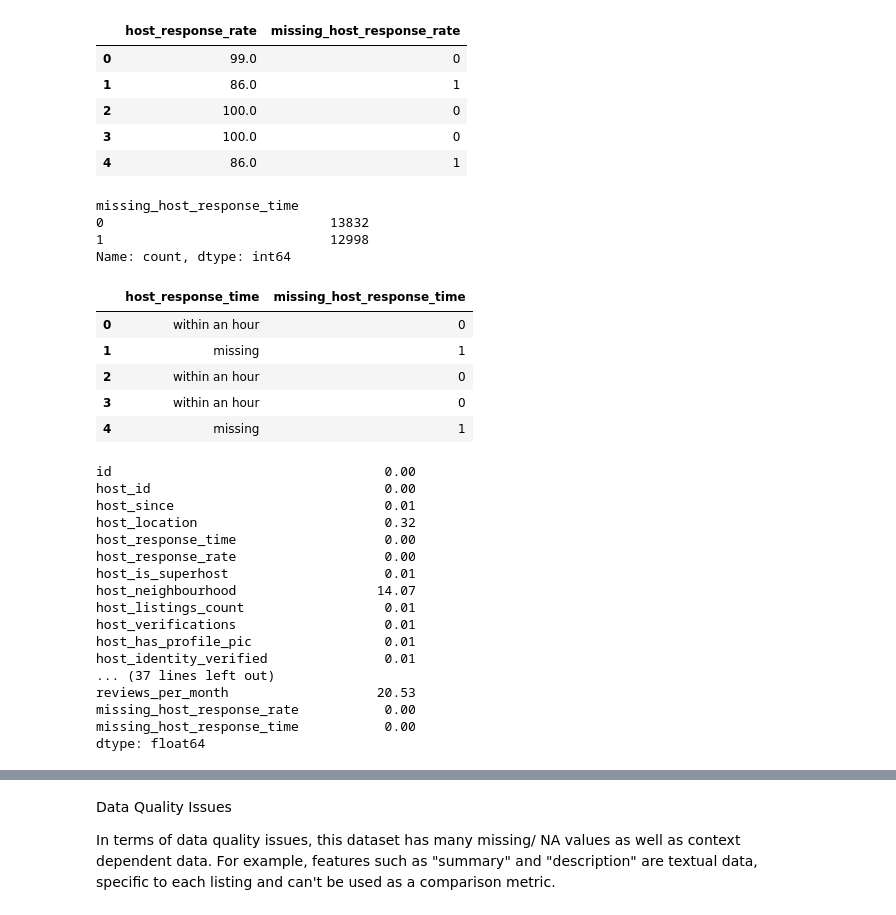
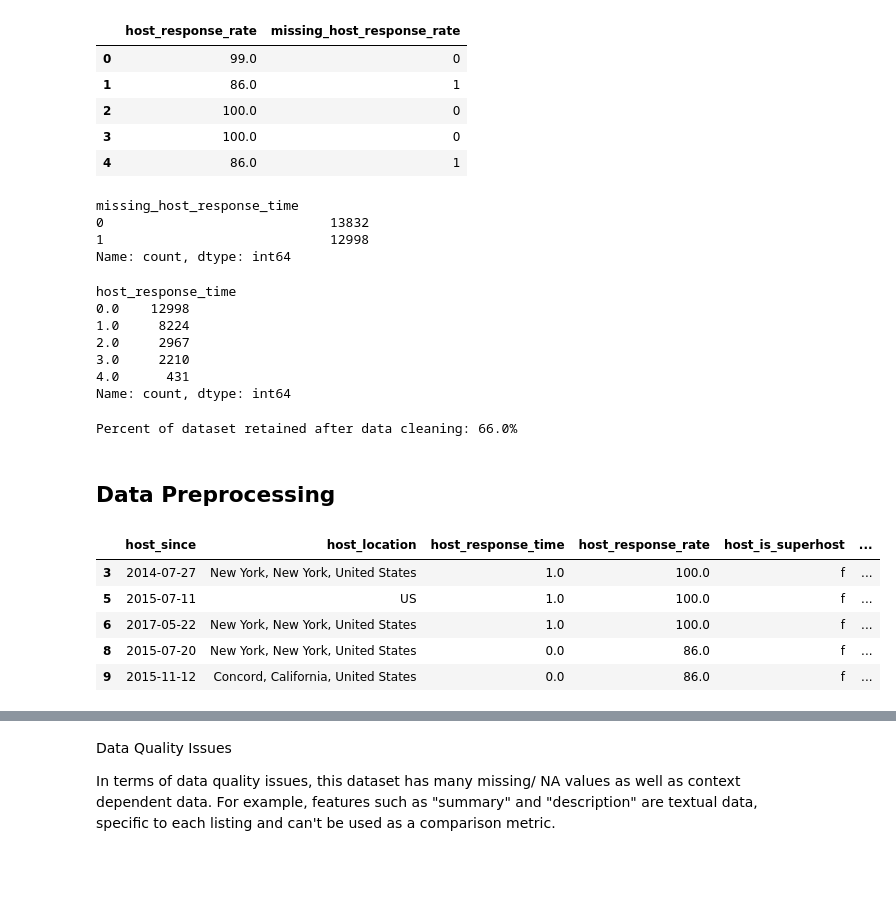
Before and after one commit to Willnguyen02/CS235F_HW2, a Jupyter notebook: CS235_HW2_Nguyen_William.ipynb, the cells around one changed output, grey strips where cells are left out. Saved outputs shown, nothing was run; the diff lists cells and outputs as text; code cells hidden in the pictures; blank space fills up the shorter version.

```diff
--- a/CS235_HW2_Nguyen_William.ipynb
+++ b/CS235_HW2_Nguyen_William.ipynb
@@ -159,7 +165,7 @@ trainDF[["host_response_rate", "missing_host_response_rate"]].head(5)
 | 3 | 100.0 | 0 |
 | 4 | 86.0 | 1 |
 # %%
-# [host_response_time]
+# [host_response_time] !!!!!! FIX
 
 # Created "missing_host_response_time" to account for missing host_response_rates values (1 for present, 0 for missing)
 trainDF["missing_host_response_time"] = trainDF["host_response_time"].isna().astype(int)
@@ -169,41 +175,39 @@ display(trainDF[["missing_host_response_time"]].value_counts())
 trainDF["host_response_time"] = trainDF["host_response_time"].fillna("missing")
 
 # Encoded values using Ordinal encoder
-oe = OrdinalEncoder()
-categories = [["missing", "within an hour", "within a few hours", "within a day", "within a few days or more"]]
-oe.fit(categories)
-oe.fit_transform(trainDF[["host_response_time"]])
+categories = [["missing", "within an hour", "within a few hours", "within a day", "a few days or more"]]
+oc = OrdinalEncoder(categories=categories)
+trainDF["host_response_time"] = oc.fit_transform(trainDF[["host_response_time"]])
 
-display(trainDF[["host_response_time", "missing_host_response_time"]].head())
+trainDF["host_response_time"].value_counts()
 # %% [output]
 missing_host_response_time
 0                             13832
 1                             12998
 Name: count, dtype: int64
-|  | host_response_time | missing_host_response_time |
-| 0 | within an hour | 0 |
-| 1 | missing | 1 |
-| 2 | within an hour | 0 |
-| 3 | within an hour | 0 |
-| 4 | missing | 1 |
+host_response_time
+0.0    12998
+1.0     8224
+2.0     2967
+3.0     2210
+4.0      431
+Name: count, dtype: int64
-# %%
-((trainDF.isna().sum()/ len(trainDF)) * 100).round(2)
-# %% [output]
-id                                   0.00
-host_id                              0.00
-host_since                           0.01
-host_location                        0.32
-host_response_time                   0.00
-host_response_rate                   0.00
-host_is_superhost                    0.01
-host_neighbourhood                  14.07
-host_listings_count                  0.01
-host_verifications                   0.01
-host_has_profile_pic                 0.01
-host_identity_verified               0.01
-... (37 lines left out)
-reviews_per_month                   20.53
-missing_host_response_rate           0.00
-missing_host_response_time           0.00
-dtype: float64
+# %%
+# Drop NA values from the rest of the dataset
+trainDF= trainDF.dropna()
+end_sample_count = trainDF.shape[0]
+print(f"Percent of dataset retained after data cleaning: {(round(end_sample_count/start_sample_count, 2)*100)}%")
+# %% [output]
+Percent of dataset retained after data cleaning: 66.0%
+# %% [markdown]
+## Data Preprocessing
+# %%
+trainDF.head()
+# %% [output]
+|  | host_since | host_location | host_response_time | host_response_rate | host_is_superhost | ... |
+| 3 | 2014-07-27 | New York, New York, United States | 1.0 | 100.0 | f | ... |
+| 5 | 2015-07-11 | US | 1.0 | 100.0 | f | ... |
+| 6 | 2017-05-22 | New York, New York, United States | 1.0 | 100.0 | f | ... |
+| 8 | 2015-07-20 | New York, New York, United States | 0.0 | 86.0 | f | ... |
+| 9 | 2015-11-12 | Concord, California, United States | 0.0 | 86.0 | f | ... |
 # %%
```
Also changed, not shown: parts of 4 cells of this notebook.
